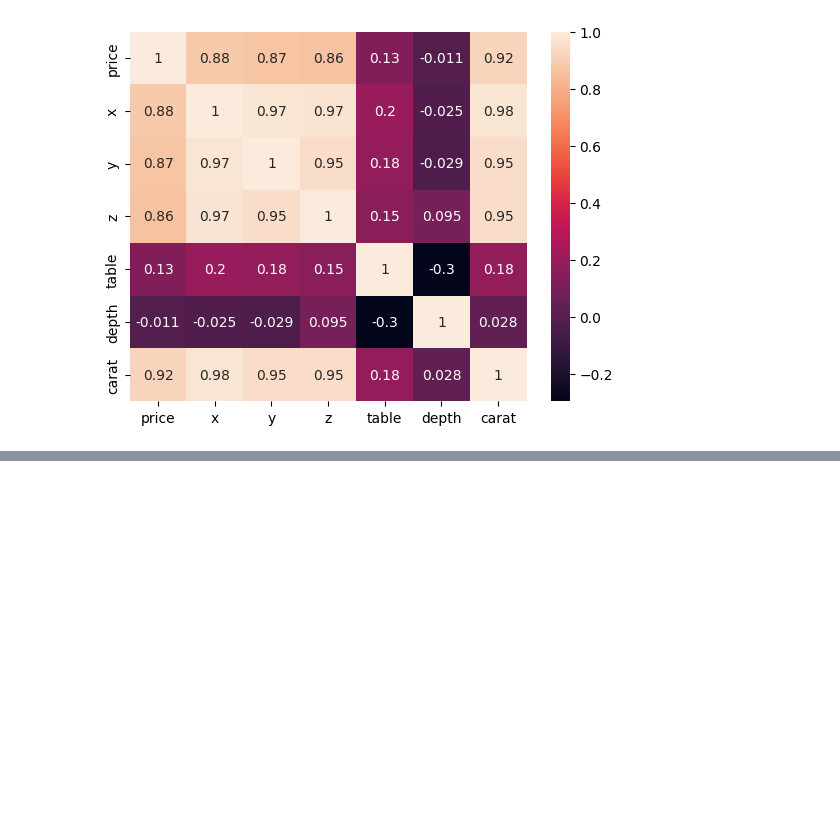
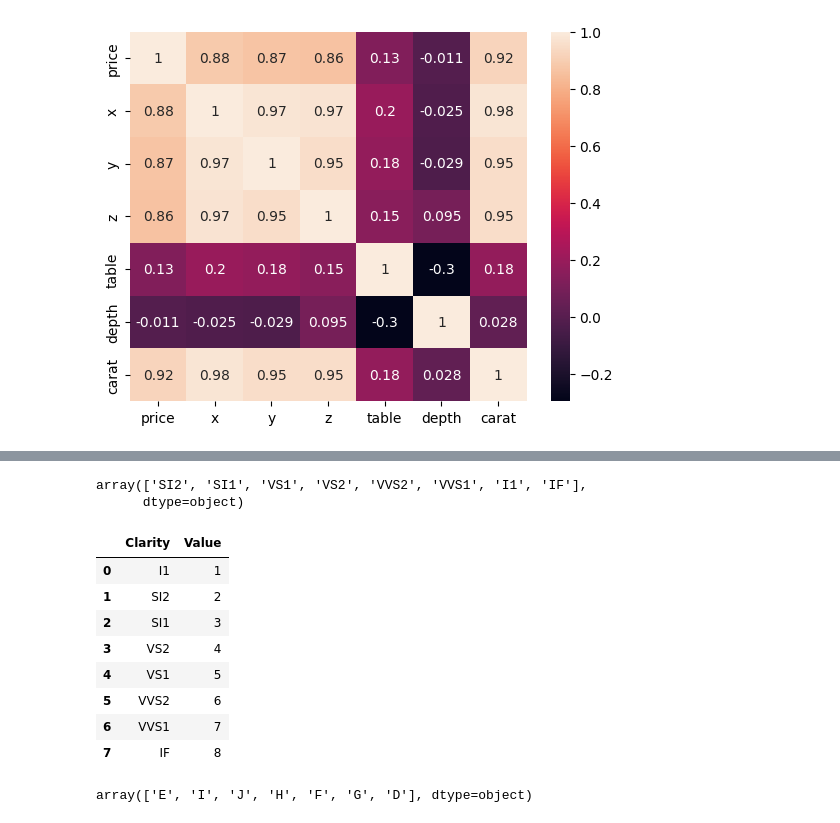
Before and after one commit to Maruf-Ahmad-khan/FSDSRegression, a Jupyter notebook: notebooks/EDA.ipynb, the cells around one changed output, grey strips where cells are left out. Drawn from its saved outputs; the diff is of its cells as text; code cells hidden in the pictures; blank space fills up the shorter version.

```diff
--- a/notebooks/EDA.ipynb
+++ b/notebooks/EDA.ipynb
@@ -225,0 +240,35 @@ plt.show()
+# %%
+data['clarity'].unique()
+# %% [output]
+array(['SI2', 'SI1', 'VS1', 'VS2', 'VVS2', 'VVS1', 'I1', 'IF'],
+      dtype=object)
+# %%
+import pandas as pd
+
+clarity_map = {
+    "I1": 1,
+    "SI2": 2,
+    "SI1": 3,
+    "VS2": 4,
+    "VS1": 5,
+    "VVS2": 6,
+    "VVS1": 7,
+    "IF" : 8
+}
+
+df_calrity = pd.DataFrame(list(clarity_map.items()), columns=['Clarity', 'Value'])
+df_calrity
+# %% [output]
+|  | Clarity | Value |
+| 0 | I1 | 1 |
+| 1 | SI2 | 2 |
+| 2 | SI1 | 3 |
+| 3 | VS2 | 4 |
+| 4 | VS1 | 5 |
+| 5 | VVS2 | 6 |
+| 6 | VVS1 | 7 |
+| 7 | IF | 8 |
+# %%
+data['color'].unique()
+# %% [output]
+array(['E', 'I', 'J', 'H', 'F', 'G', 'D'], dtype=object)
```
Also changed, not shown: parts of 7 cells of this notebook.
